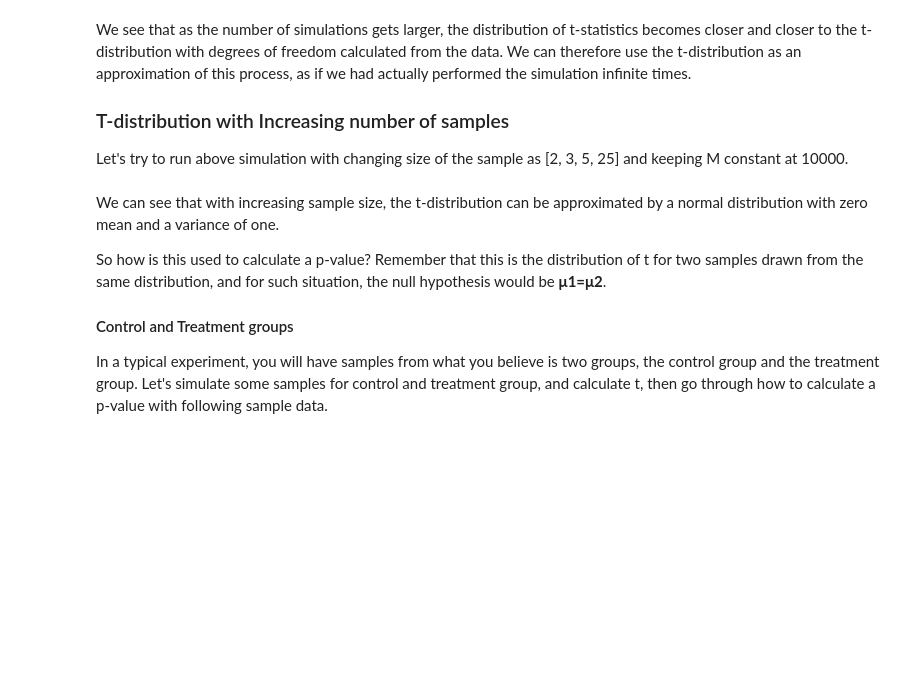
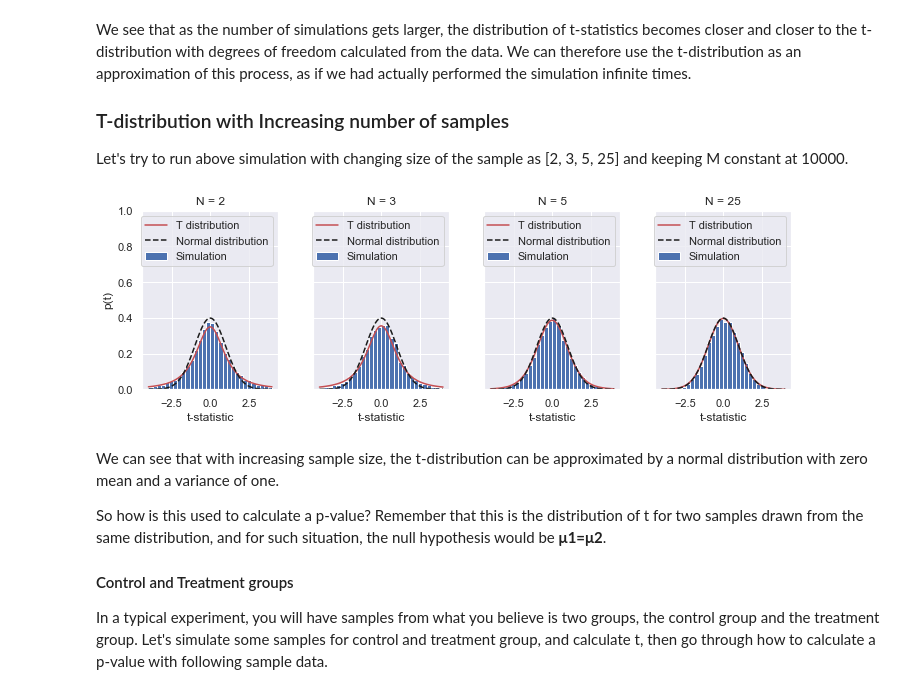
Before and after one commit to MissAle17/dsc-2-20-14-effect-size-p-values-and-power-lab-online-ds-sp-000, a Jupyter notebook: index.ipynb, the cells around one changed output. Cells and saved outputs as stored; diff of their text form; code cells hidden in the pictures; blank space fills up the shorter version.

```diff
--- a/index.ipynb
+++ b/index.ipynb
@@ -176,16 +188,33 @@ We see that as the number of simulations gets larger, the distribution of t-stat
 ### T-distribution with Increasing number of samples
 
 Let's try to run above simulation with changing size of the sample as [2, 3, 5, 25] and keeping M constant at 10000.
-# %%
-np.random.seed(10)
-M = 10000 # Simulations
-mu, sig = 2, 1.5
-fig, axes = plt.subplots(figsize=(10,3.5), ncols=4, sharey=True)
-for ax, N in zip(axes, [2, 3, 5, 25]):
-
-        None
-
-fig.tight_layout()
+# %%
+np.random.seed(10)
+M = 10000 # Simulations
+mu, sig = 2, 1.5
+fig, axes = plt.subplots(figsize=(10,3.5), ncols=4, sharey=True)
+
+for ax,N, in zip(axes,[2,3,5,25]):
+    a = np.random.randn(M, N)*sig + mu
+    b = np.random.randn(M, N)*sig + mu
+
+    ts = np.array([welch_t(a_i, b_i) for a_i, b_i in zip(a, b)])
+    ax.hist(ts, range=(-4,4), bins=30, normed=True, label='Simulation')
+
+    df = welch_df(a[0,:], b[0,:])
+    x = np.linspace(-4, 4, 100)
+    ax.plot(x, stats.t.pdf(x, df), 'r', label='T distribution')
+    ax.plot(x, stats.norm.pdf(x), '--k', label='Normal distribution')
+    ax.set_title("N = {}".format(N))
+
+    ax.set_ylim(0, 1)
+    ax.set_xlabel("t-statistic")
+    _ = ax.legend()
+    axes[0].set_ylabel("p(t)")
+
+fig.tight_layout()
+# %% [output]
+[figure, added]
 # %% [markdown]
 We can see that with increasing sample size, the t-distribution can be approximated by a normal distribution with zero mean and a variance of one.
 
```
Also changed, not shown: parts of 8 cells of this notebook.
